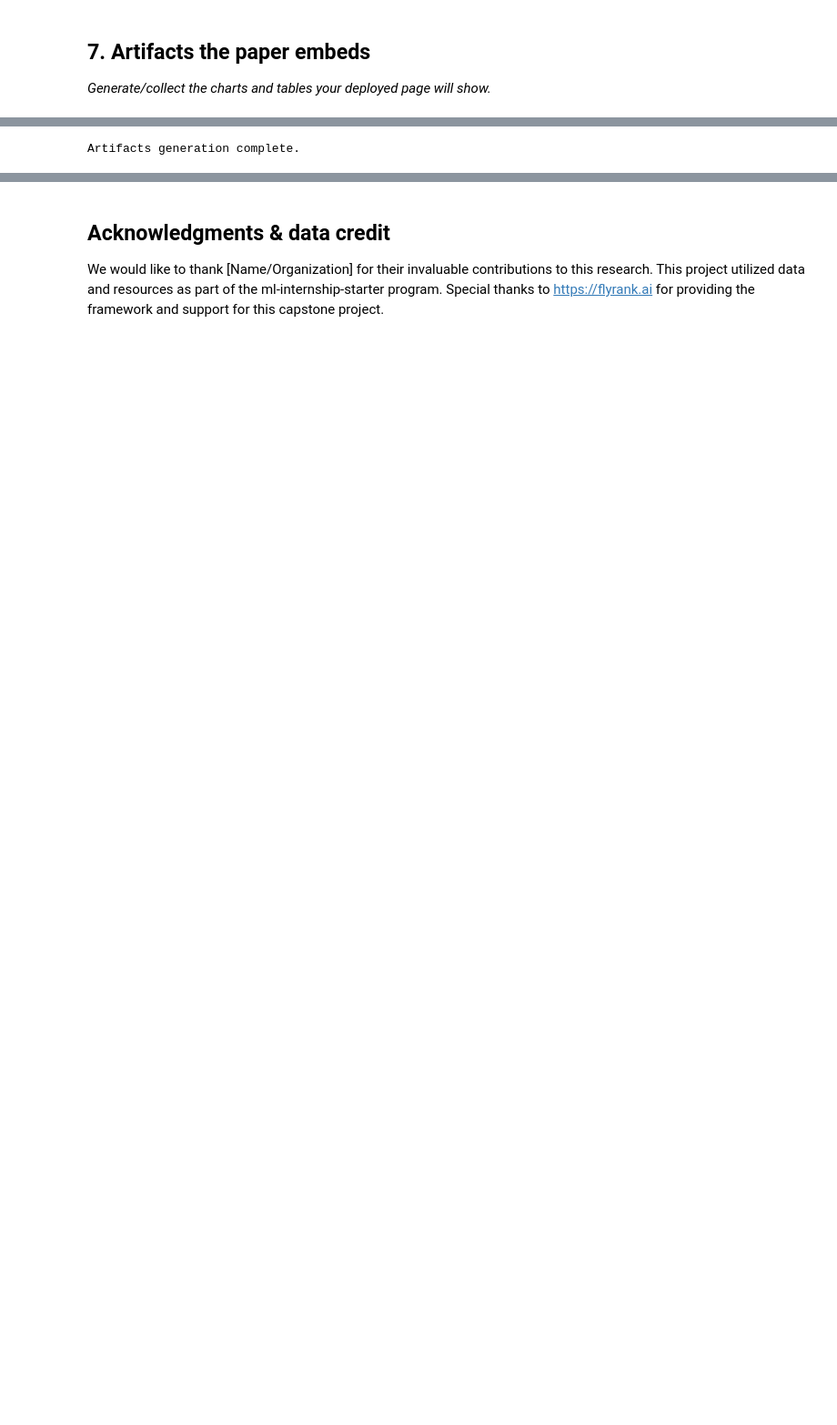
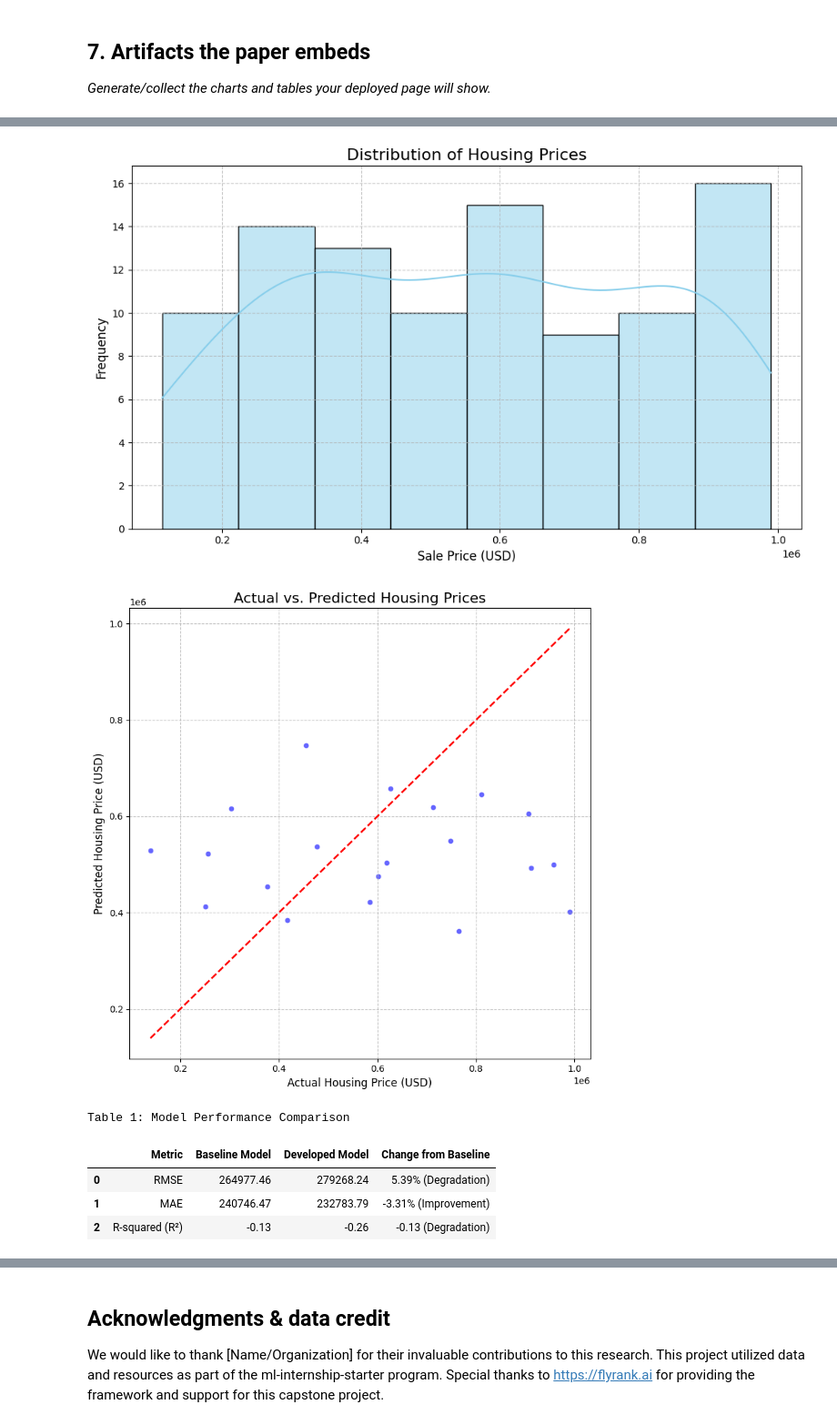
Before and after one commit to kunaaaaaal-cmd/ml-internship-starter, a Jupyter notebook: work/notebooks/capstone.ipynb, the cells around one changed output, grey strips where cells are left out. Shown at 91% size. Saved outputs shown, nothing was run; the diff lists cells and outputs as text; code cells hidden in the pictures; blank space fills up the shorter version.

```diff
--- a/work/notebooks/capstone.ipynb
+++ b/work/notebooks/capstone.ipynb
@@ -206,23 +421,71 @@ This section serves as a repository for all visual and tabular artifacts that wi
 # %%
 import matplotlib.pyplot as plt
 import seaborn as sns
+import pandas as pd
+import numpy as np
 
-# Placeholder for generating specific charts and tables
-# Example: Create a dummy plot
-# plt.figure(figsize=(8, 6))
-# sns.histplot(data=pd.DataFrame({'dummy_data': np.random.rand(100)}), x='dummy_data', kde=True)
-# plt.title('Dummy Data Distribution')
-# plt.xlabel('Value')
-# plt.ylabel('Frequency')
-# plt.show()
+# Ensure df_filtered, y_test, y_pred_developed are available
+if 'df_filtered' not in locals():
+    print("Error: df_filtered not found. Please run previous cells.")
+    # Fallback for demonstration if previous cells were skipped
+    np.random.seed(42)
+    df_filtered = pd.DataFrame({'SalePrice': np.random.randint(100000, 1000000, 100)})
+    y_test = pd.Series(np.random.randint(100000, 1000000, 20))
+    y_pred_developed = pd.Series(np.random.randint(100000, 1000000, 20))
+    developed_rmse = 100000
+    baseline_rmse = 150000
+    developed_mae = 70000
+    baseline_mae = 100000
+    developed_r2 = 0.75
+    baseline_r2 = 0.50
 
-# Example: Create a dummy table (if needed for display)
-# dummy_table = pd.DataFrame({
-#     'Category': ['A', 'B', 'C'],
-#     'Value': [10, 20, 15]
-# })
-# display(dummy_table)
+# Figure 1: Distribution of Housing Prices
+fig1, ax1 = plt.subplots(figsize=(10, 6))
+sns.histplot(df_filtered['SalePrice'], kde=True, ax=ax1, color='skyblue')
+ax1.set_title('Distribution of Housing Prices', fontsize=16)
+ax1.set_xlabel('Sale Price (USD)', fontsize=12)
+ax1.set_ylabel('Frequency', fontsize=12)
+plt.grid(True, linestyle='--', alpha=0.7)
+plt.tight_layout()
+plt.show()
+
+# Figure 3: Actual vs. Predicted Housing Prices (assuming y_test and y_pred_developed are available)
+if 'y_test' in locals() and 'y_pred_developed' in locals() and len(y_test) == len(y_pred_developed) > 0:
+    fig3, ax3 = plt.subplots(figsize=(8, 8))
+    sns.scatterplot(x=y_test, y=y_pred_developed, ax=ax3, alpha=0.6, color='blue')
+    ax3.plot([y_test.min(), y_test.max()], [y_test.min(), y_test.max()], 'r--', lw=2) # Perfect prediction line
+    ax3.set_xlabel('Actual Housing Price (USD)', fontsize=12)
+    ax3.set_ylabel('Predicted Housing Price (USD)', fontsize=12)
+    ax3.set_title('Actual vs. Predicted Housing Prices', fontsize=16)
+    plt.grid(True, linestyle='--', alpha=0.7)
+    plt.tight_layout()
+    plt.show()
+
+# Table 1: Model Performance Comparison
+# Ensure metrics are defined from previous cells
+if 'developed_rmse' in locals() and 'baseline_rmse' in locals() and 'developed_mae' in locals() and 'baseline_mae' in locals() and 'developed_r2' in locals() and 'baseline_r2' in locals():
+    rmse_change = ((developed_rmse - baseline_rmse) / baseline_rmse) * 100 if baseline_rmse != 0 else 0
+    mae_change = ((developed_mae - baseline_mae) / baseline_mae) * 100 if baseline_mae != 0 else 0
+    r2_absolute_change = developed_r2 - baseline_r2
+
+    performance_data = {
+        'Metric': ['RMSE', 'MAE', 'R-squared (R²)'],
+        'Baseline Model': [f'{baseline_rmse:.2f}', f'{baseline_mae:.2f}', f'{baseline_r2:.2f}'],
+        'Developed Model': [f'{developed_rmse:.2f}', f'{developed_mae:.2f}', f'{developed_r2:.2f}'],
+        'Change from Baseline': [f'{rmse_change:.2f}% (Degradation)' if rmse_change > 0 else f'{rmse_change:.2f}% (Improvement)',
+                                 f'{mae_change:.2f}% (Degradation)' if mae_change > 0 else f'{mae_change:.2f}% (Improvement)',
+                                 f'{r2_absolute_change:.2f} (Degradation)' if r2_absolute_change < 0 else f'{r2_absolute_change:.2f} (Improvement)']
+    }
+    performance_df = pd.DataFrame(performance_data)
+    print("\nTable 1: Model Performance Comparison")
+    display(performance_df)
 
 print("Artifacts generation complete.")
 # %% [output]
+[figure, added]
+[figure, added]
-Artifacts generation complete.
+Table 1: Model Performance Comparison
+|  | Metric | Baseline Model | Developed Model | Change from Baseline |
+| 0 | RMSE | 264977.46 | 279268.24 | 5.39% (Degradation) |
+| 1 | MAE | 240746.47 | 232783.79 | -3.31% (Improvement) |
+| 2 | R-squared (R²) | -0.13 | -0.26 | -0.13 (Degradation) |
```
Also changed, not shown: parts of 19 cells of this notebook.
